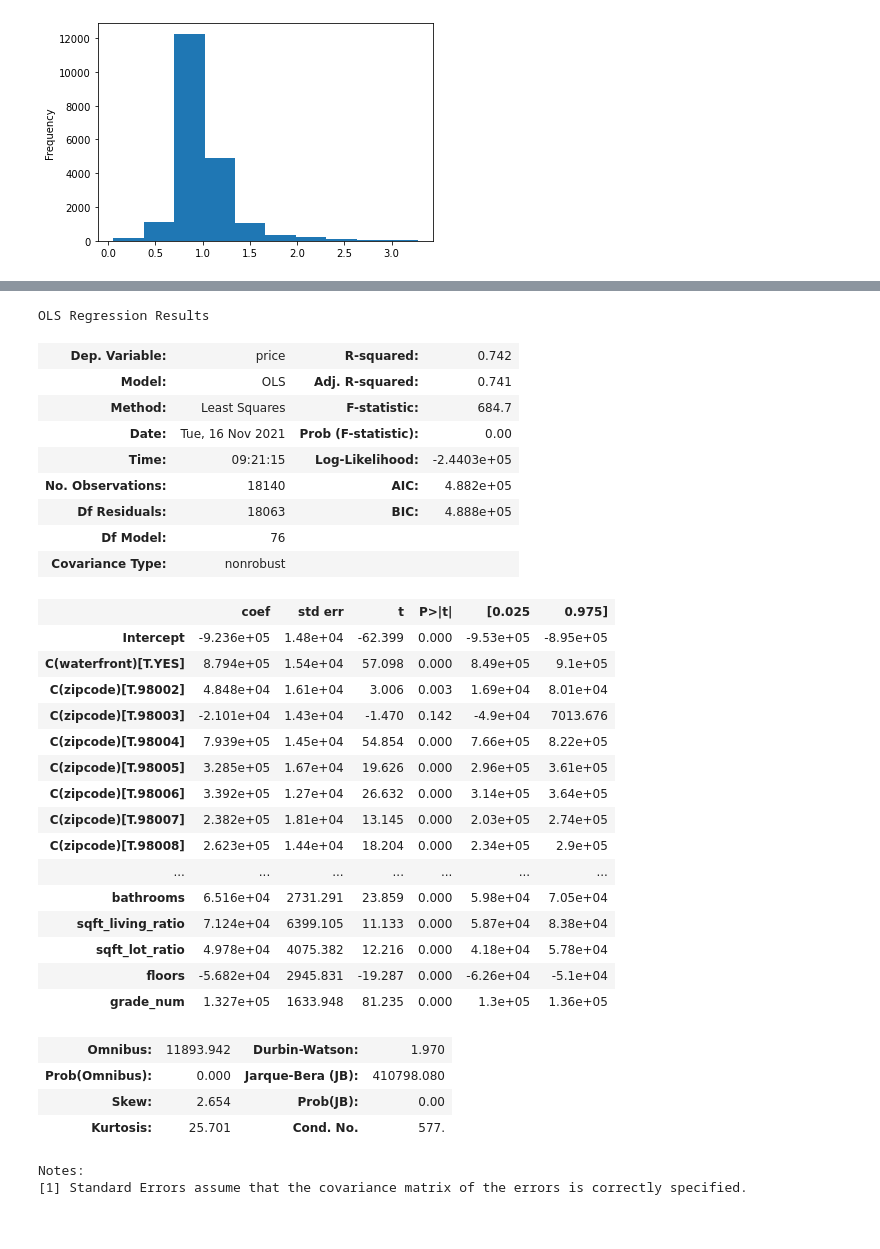
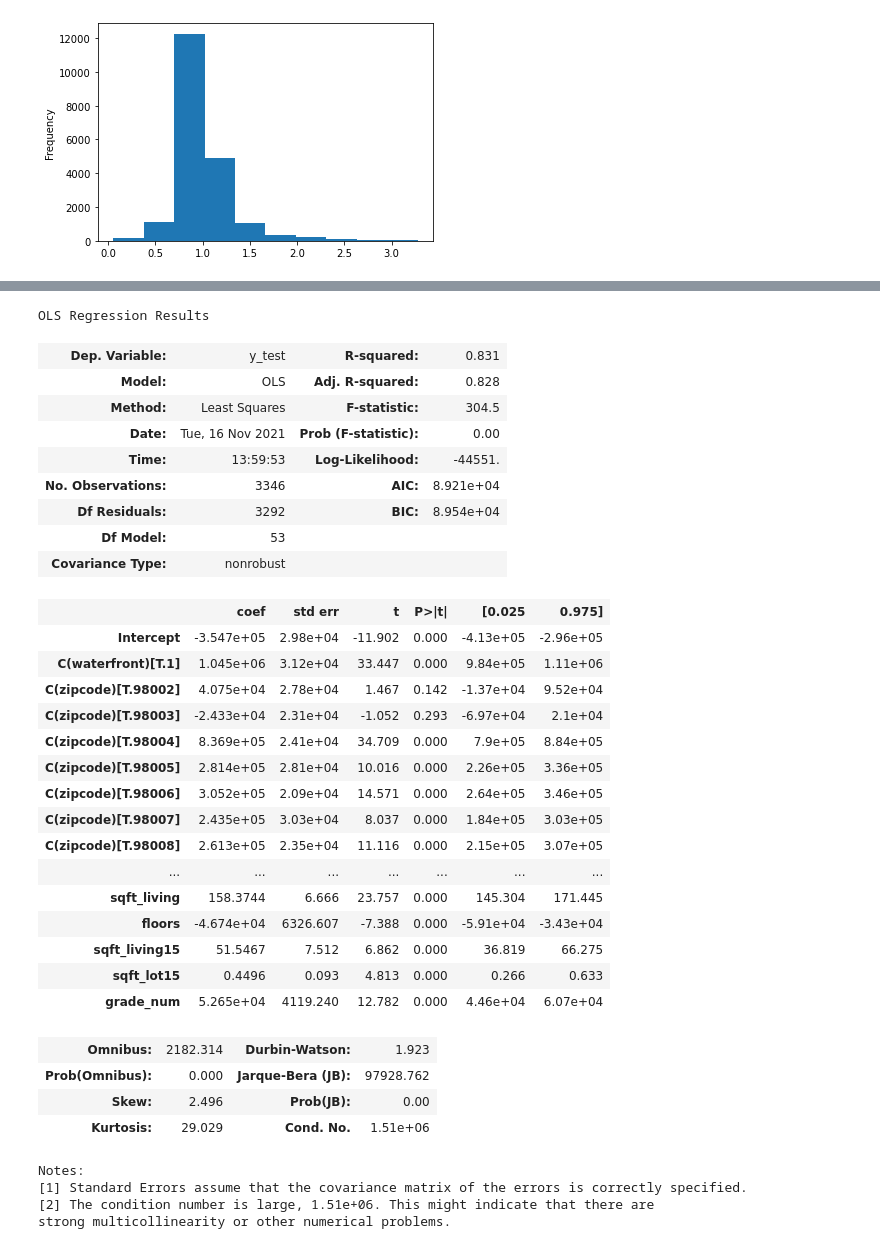
Before and after one commit to JulianWard147/phase_2_group_4, a Jupyter notebook: TJ_exploration.ipynb, the cells around one changed output, grey strips where cells are left out. Saved outputs shown, nothing was run; the diff lists cells and outputs as text; code cells hidden in the pictures.

```diff
--- a/TJ_exploration.ipynb
+++ b/TJ_exploration.ipynb
@@ -87,0 +217,17 @@ y = df.price
+# %%
+# Cleaning the view data
+df['view'] = df['view'].replace({'NONE': 0, 'AVERAGE': 1, 'GOOD': 2, 'FAIR': 3, 'EXCELLENT':4})
+# %%
+Seattle_zipcodes = [98101, 98102, 98103, 98104, 98105,
+                    98106, 98107, 98108, 98109, 98112,
+                    98115, 98116, 98117, 98118, 98119,
+                    98121, 98122, 98125, 98126, 98133,
+                    98134, 98136, 98144, 98146, 98154,
+                    98164, 98174, 98177, 98178, 98195,
+                    98199 ]
+
+df = df[~df['zipcode'].isin(Seattle_zipcodes)]
+# %%
+X = df[['bedrooms', 'bathrooms', 'sqft_living',
+       'sqft_lot', 'floors', 'waterfront', 'view',
+       'sqft_above', 'sqft_basement', 'zipcode','sqft_living15', 'sqft_lot15', 'grade_num']]
@@ -87,0 +249,6 @@ y = df.price
+# %%
+from sklearn.model_selection import train_test_split
+X_train, X_test, y_train, y_test = train_test_split(X,df.price)
+
+training_data = pd.concat([X_train,y_train], axis = 1)
+testing_data = pd.concat([X_test,y_test], axis = 1)
@@ -88,37 +405,38 @@ y = df.price
 # %%
-formula = 'price~ bedrooms + bathrooms + sqft_living_ratio + sqft_lot_ratio + C(waterfront) + floors + C(zipcode) + grade_num'
-regression = ols(formula, data = df).fit().summary()
-regression
+test_model = ols('y_test ~ bedrooms + sqft_living + floors + C(waterfront) + C(zipcode) + sqft_living15 + sqft_lot15 + grade_num', data = testing_data).fit()
+test_model.summary()
 # %% [output]
 OLS Regression Results
-| Dep. Variable: | price | R-squared: | 0.742 |
-| Model: | OLS | Adj. R-squared: | 0.741 |
-| Method: | Least Squares | F-statistic: | 684.7 |
+| Dep. Variable: | y_test | R-squared: | 0.831 |
+| Model: | OLS | Adj. R-squared: | 0.828 |
+| Method: | Least Squares | F-statistic: | 304.5 |
 | Date: | Tue, 16 Nov 2021 | Prob (F-statistic): | 0.00 |
-| Time: | 09:21:15 | Log-Likelihood: | -2.4403e+05 |
-| No. Observations: | 18140 | AIC: | 4.882e+05 |
-| Df Residuals: | 18063 | BIC: | 4.888e+05 |
-| Df Model: | 76 |  |  |
+| Time: | 13:59:53 | Log-Likelihood: | -44551. |
+| No. Observations: | 3346 | AIC: | 8.921e+04 |
+| Df Residuals: | 3292 | BIC: | 8.954e+04 |
+| Df Model: | 53 |  |  |
 | Covariance Type: | nonrobust |  |  |
 |  | coef | std err | t | P>|t| | [0.025 | 0.975] |
-| Intercept | -9.236e+05 | 1.48e+04 | -62.399 | 0.000 | -9.53e+05 | -8.95e+05 |
-| C(waterfront)[T.YES] | 8.794e+05 | 1.54e+04 | 57.098 | 0.000 | 8.49e+05 | 9.1e+05 |
-| C(zipcode)[T.98002] | 4.848e+04 | 1.61e+04 | 3.006 | 0.003 | 1.69e+04 | 8.01e+04 |
-| C(zipcode)[T.98003] | -2.101e+04 | 1.43e+04 | -1.470 | 0.142 | -4.9e+04 | 7013.676 |
-| C(zipcode)[T.98004] | 7.939e+05 | 1.45e+04 | 54.854 | 0.000 | 7.66e+05 | 8.22e+05 |
-| C(zipcode)[T.98005] | 3.285e+05 | 1.67e+04 | 19.626 | 0.000 | 2.96e+05 | 3.61e+05 |
-| C(zipcode)[T.98006] | 3.392e+05 | 1.27e+04 | 26.632 | 0.000 | 3.14e+05 | 3.64e+05 |
-| C(zipcode)[T.98007] | 2.382e+05 | 1.81e+04 | 13.145 | 0.000 | 2.03e+05 | 2.74e+05 |
-| C(zipcode)[T.98008] | 2.623e+05 | 1.44e+04 | 18.204 | 0.000 | 2.34e+05 | 2.9e+05 |
+| Intercept | -3.547e+05 | 2.98e+04 | -11.902 | 0.000 | -4.13e+05 | -2.96e+05 |
+| C(waterfront)[T.1] | 1.045e+06 | 3.12e+04 | 33.447 | 0.000 | 9.84e+05 | 1.11e+06 |
+| C(zipcode)[T.98002] | 4.075e+04 | 2.78e+04 | 1.467 | 0.142 | -1.37e+04 | 9.52e+04 |
+| C(zipcode)[T.98003] | -2.433e+04 | 2.31e+04 | -1.052 | 0.293 | -6.97e+04 | 2.1e+04 |
+| C(zipcode)[T.98004] | 8.369e+05 | 2.41e+04 | 34.709 | 0.000 | 7.9e+05 | 8.84e+05 |
+| C(zipcode)[T.98005] | 2.814e+05 | 2.81e+04 | 10.016 | 0.000 | 2.26e+05 | 3.36e+05 |
+| C(zipcode)[T.98006] | 3.052e+05 | 2.09e+04 | 14.571 | 0.000 | 2.64e+05 | 3.46e+05 |
+| C(zipcode)[T.98007] | 2.435e+05 | 3.03e+04 | 8.037 | 0.000 | 1.84e+05 | 3.03e+05 |
+| C(zipcode)[T.98008] | 2.613e+05 | 2.35e+04 | 11.116 | 0.000 | 2.15e+05 | 3.07e+05 |
 | ... | ... | ... | ... | ... | ... | ... |
-| bathrooms | 6.516e+04 | 2731.291 | 23.859 | 0.000 | 5.98e+04 | 7.05e+04 |
-| sqft_living_ratio | 7.124e+04 | 6399.105 | 11.133 | 0.000 | 5.87e+04 | 8.38e+04 |
-| sqft_lot_ratio | 4.978e+04 | 4075.382 | 12.216 | 0.000 | 4.18e+04 | 5.78e+04 |
-| floors | -5.682e+04 | 2945.831 | -19.287 | 0.000 | -6.26e+04 | -5.1e+04 |
-| grade_num | 1.327e+05 | 1633.948 | 81.235 | 0.000 | 1.3e+05 | 1.36e+05 |
+| sqft_living | 158.3744 | 6.666 | 23.757 | 0.000 | 145.304 | 171.445 |
+| floors | -4.674e+04 | 6326.607 | -7.388 | 0.000 | -5.91e+04 | -3.43e+04 |
+| sqft_living15 | 51.5467 | 7.512 | 6.862 | 0.000 | 36.819 | 66.275 |
+| sqft_lot15 | 0.4496 | 0.093 | 4.813 | 0.000 | 0.266 | 0.633 |
+| grade_num | 5.265e+04 | 4119.240 | 12.782 | 0.000 | 4.46e+04 | 6.07e+04 |
-| Omnibus: | 11893.942 | Durbin-Watson: | 1.970 |
-| Prob(Omnibus): | 0.000 | Jarque-Bera (JB): | 410798.080 |
-| Skew: | 2.654 | Prob(JB): | 0.00 |
-| Kurtosis: | 25.701 | Cond. No. | 577. |
+| Omnibus: | 2182.314 | Durbin-Watson: | 1.923 |
+| Prob(Omnibus): | 0.000 | Jarque-Bera (JB): | 97928.762 |
+| Skew: | 2.496 | Prob(JB): | 0.00 |
+| Kurtosis: | 29.029 | Cond. No. | 1.51e+06 |
 Notes:
 [1] Standard Errors assume that the covariance matrix of the errors is correctly specified.
+[2] The condition number is large, 1.51e+06. This might indicate that there are
+strong multicollinearity or other numerical problems.
```
Also changed, not shown: parts of 24 cells of this notebook, 1 other file.
